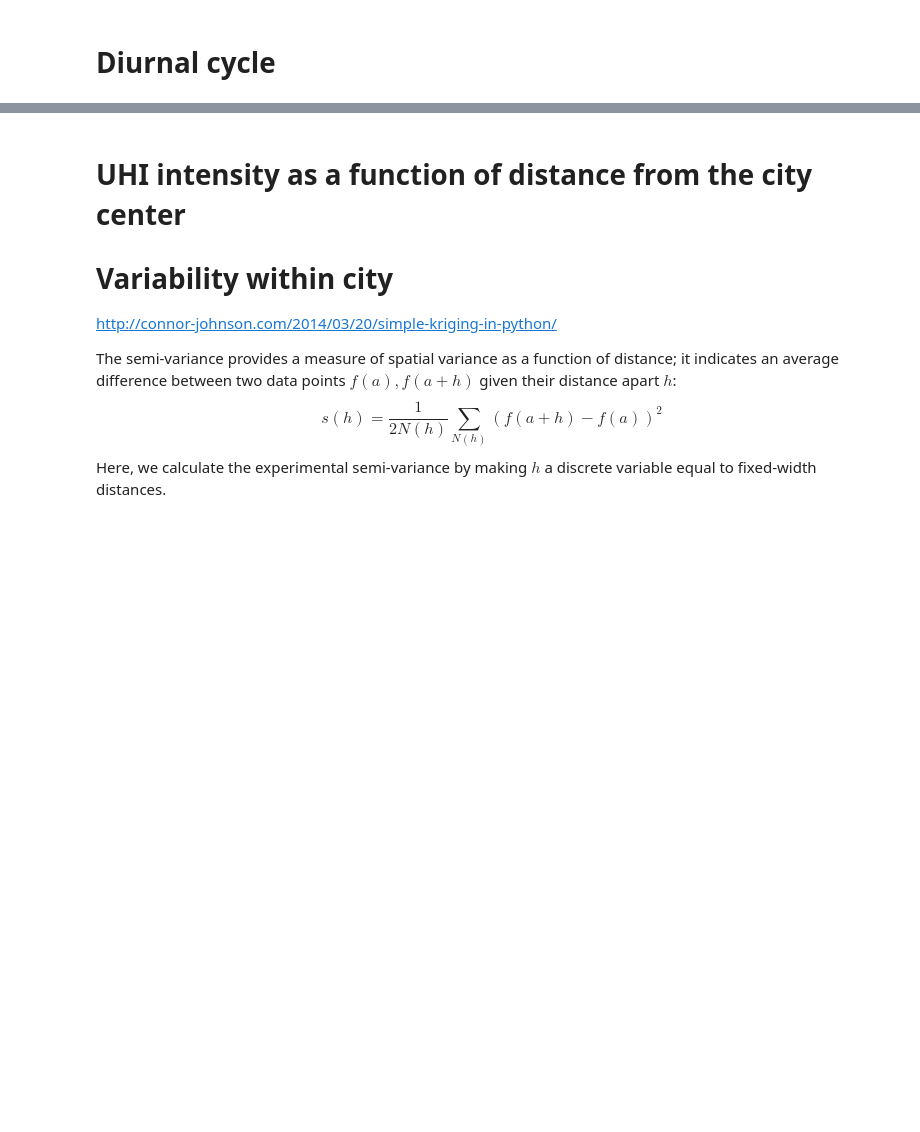
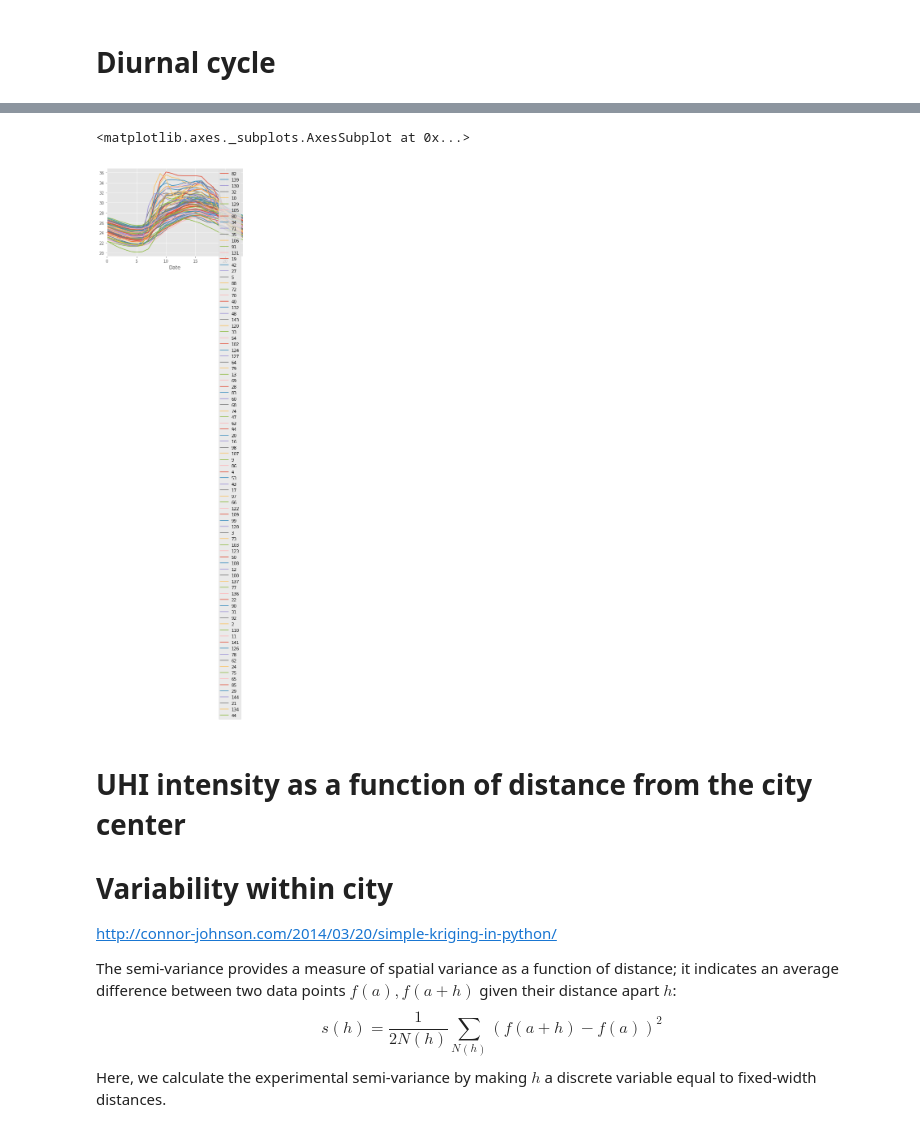
Before and after one commit to gottscott/finalthesischapter, a Jupyter notebook: CharacteristicsBaltimoreUHI.ipynb, the cells around one changed output, grey strips where cells are left out. Cells and saved outputs as stored; diff of their text form; code cells hidden in the pictures; blank space fills up the shorter version.

```diff
--- a/CharacteristicsBaltimoreUHI.ipynb
+++ b/CharacteristicsBaltimoreUHI.ipynb
@@ -247,3 +260,8 @@ ax.set_title('$\Delta T$')
+# %%
+tempDF.groupby(tempDF.index.hour).mean().plot()
+# %% [output]
+<matplotlib.axes._subplots.AxesSubplot at 0x...>
+[figure, added]
 # %% [markdown]
 # UHI intensity as a function of distance from the city center
 # Variability within city
```
Also changed, not shown: parts of 18 cells of this notebook.
